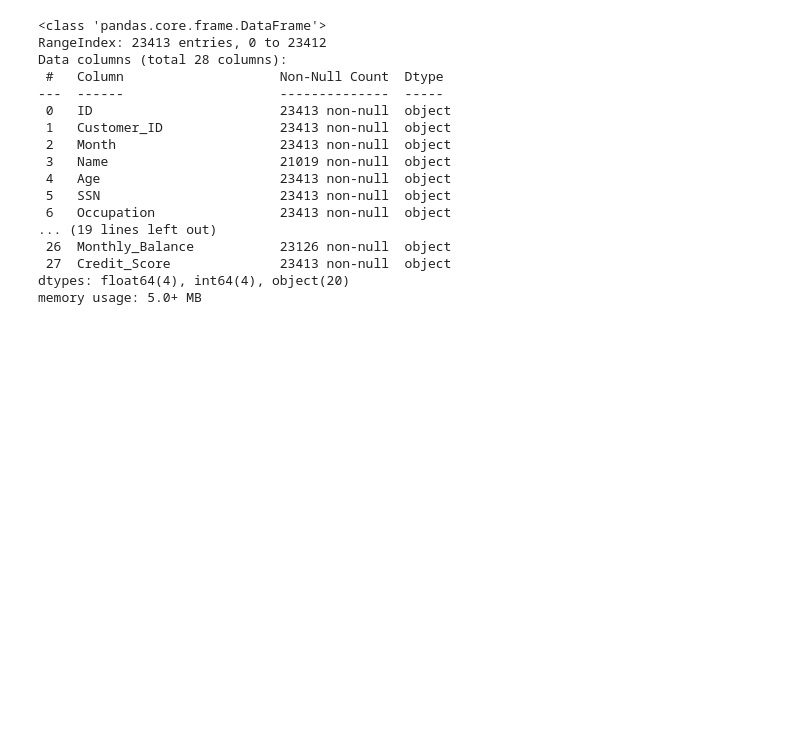
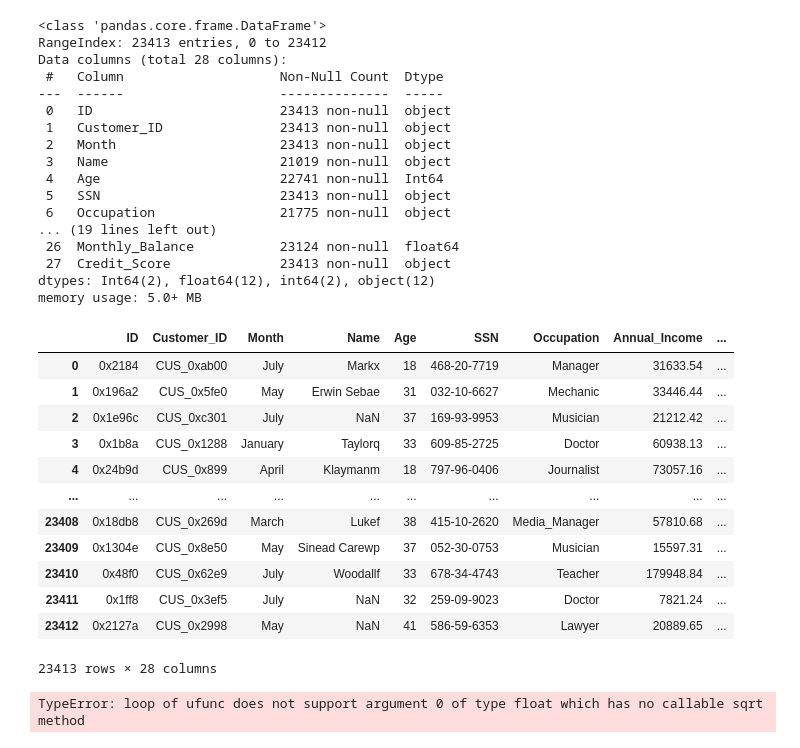
Before and after one commit to booksource1/credit, a Jupyter notebook: credit.ipynb, the cells around one changed output. Cells and saved outputs as stored; diff of their text form; code cells hidden in the pictures; blank space fills up the shorter version.

```diff
--- a/credit.ipynb
+++ b/credit.ipynb
@@ -42,0 +403,11 @@ data.describe()
+# %%
+# Outstanding_Debt
+
+# 将Outstanding_Debt转化为String类型
+df['Outstanding_Debt'] = df['Outstanding_Debt'].astype(str)
+
+# Outstanding_Debt中的带'_'的值去除'_'
+df['Outstanding_Debt'] = df['Outstanding_Debt'].str.replace('_', '')
+
+# 将列的数据类型更改为整数
+df['Outstanding_Debt'] = df['Outstanding_Debt'].astype(float)
@@ -42,0 +434,6 @@ data.describe()
+# %%
+# Amount_invested_monthly
+
+df['Amount_invested_monthly'] = df['Amount_invested_monthly'].replace('__10000__','10000')
+
+df['Amount_invested_monthly'] = df['Amount_invested_monthly'].astype(float)
@@ -42,0 +443,4 @@ data.describe()
+# %%
+# Payment_Behaviour
+
+df['Payment_Behaviour'] = df['Payment_Behaviour'].replace('!@9#%8',np.nan)
@@ -42,0 +451,6 @@ data.describe()
+# %%
+# Monthly_Balance
+
+df['Monthly_Balance'] = df['Monthly_Balance'].replace('__-333333333333333333333333333__',np.nan)
+
+df['Monthly_Balance'] = df['Monthly_Balance'].astype(float)
@@ -43,5 +484,5 @@ data.describe()
 # %%
-data.info()
+df.info()
 # %% [output]
 <class 'pandas.core.frame.DataFrame'>
 RangeIndex: 23413 entries, 0 to 23412
@@ -52,11 +493,44 @@ Data columns (total 28 columns):
  1   Customer_ID               23413 non-null  object
  2   Month                     23413 non-null  object
  3   Name                      21019 non-null  object
- 4   Age                       23413 non-null  object
+ 4   Age                       22741 non-null  Int64
  5   SSN                       23413 non-null  object
- 6   Occupation                23413 non-null  object
+ 6   Occupation                21775 non-null  object
 ... (19 lines left out)
- 26  Monthly_Balance           23126 non-null  object
+ 26  Monthly_Balance           23124 non-null  float64
  27  Credit_Score              23413 non-null  object
-dtypes: float64(4), int64(4), object(20)
+dtypes: Int64(2), float64(12), int64(2), object(12)
 memory usage: 5.0+ MB
+# %%
+df
+# %% [output]
+|  | ID | Customer_ID | Month | Name | Age | SSN | Occupation | Annual_Income | ... |
+| 0 | 0x2184 | CUS_0xab00 | July | Markx | 18 | 468-20-7719 | Manager | 31633.54 | ... |
+| 1 | 0x196a2 | CUS_0x5fe0 | May | Erwin Sebae | 31 | 032-10-6627 | Mechanic | 33446.44 | ... |
+| 2 | 0x1e96c | CUS_0xc301 | July | NaN | 37 | 169-93-9953 | Musician | 21212.42 | ... |
+| 3 | 0x1b8a | CUS_0x1288 | January | Taylorq | 33 | 609-85-2725 | Doctor | 60938.13 | ... |
+| 4 | 0x24b9d | CUS_0x899 | April | Klaymanm | 18 | 797-96-0406 | Journalist | 73057.16 | ... |
+| ... | ... | ... | ... | ... | ... | ... | ... | ... | ... |
+| 23408 | 0x18db8 | CUS_0x269d | March | Lukef | 38 | 415-10-2620 | Media_Manager | 57810.68 | ... |
+| 23409 | 0x1304e | CUS_0x8e50 | May | Sinead Carewp | 37 | 052-30-0753 | Musician | 15597.31 | ... |
+| 23410 | 0x48f0 | CUS_0x62e9 | July | Woodallf | 33 | 678-34-4743 | Teacher | 179948.84 | ... |
+| 23411 | 0x1ff8 | CUS_0x3ef5 | July | NaN | 32 | 259-09-9023 | Doctor | 7821.24 | ... |
+| 23412 | 0x2127a | CUS_0x2998 | May | NaN | 41 | 586-59-6353 | Lawyer | 20889.65 | ... |
+23413 rows × 28 columns
+# %%
+def plot_density(column_name, data_frame):
+    plt.figure(figsize=(8, 6))
+    sns.kdeplot(data_frame[column_name].dropna())
+    plt.xlabel('Value')
+    plt.ylabel('Density')
+    plt.title(f'Density Plot of {column_name}')
+
+# 筛选出 int 和 float 类型的列
+numeric_cols = df.select_dtypes(include=['int', 'float']).columns
+
+# 循环调用绘制密度曲线的函数
+for col in numeric_cols:
+    plot_density(col, df)
+plt.show()
+# %% [output]
+TypeError: loop of ufunc does not support argument 0 of type float which has no callable sqrt method
```
Also changed, not shown: parts of 57 cells of this notebook.
